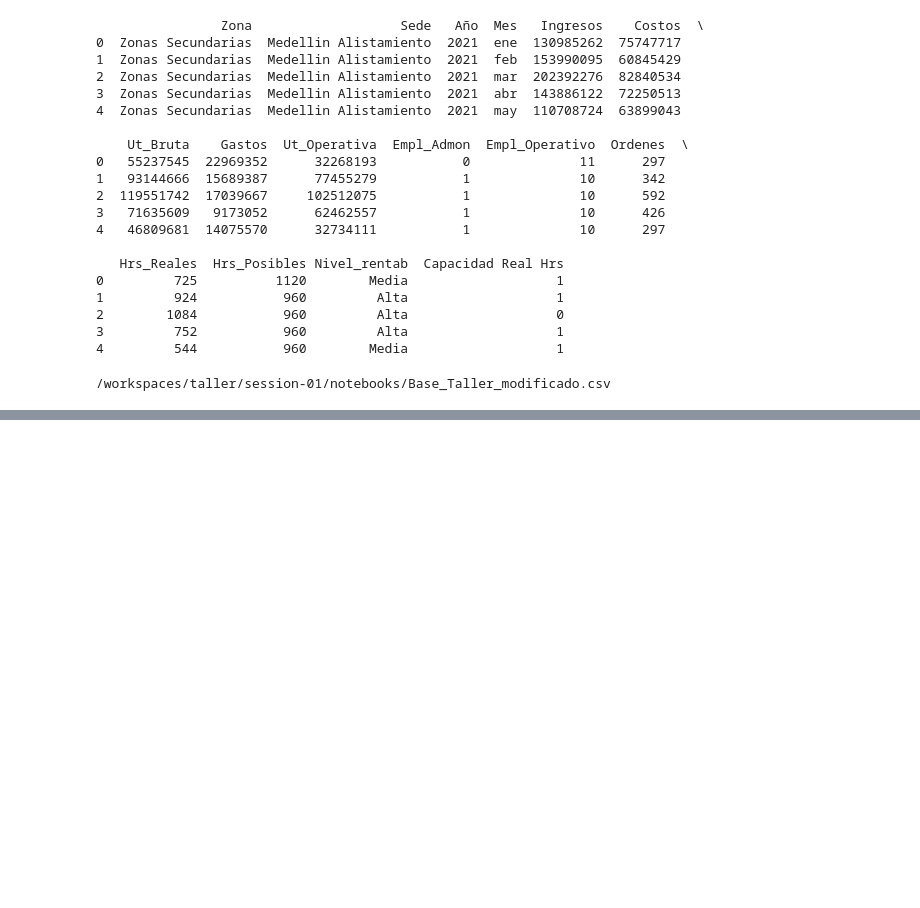
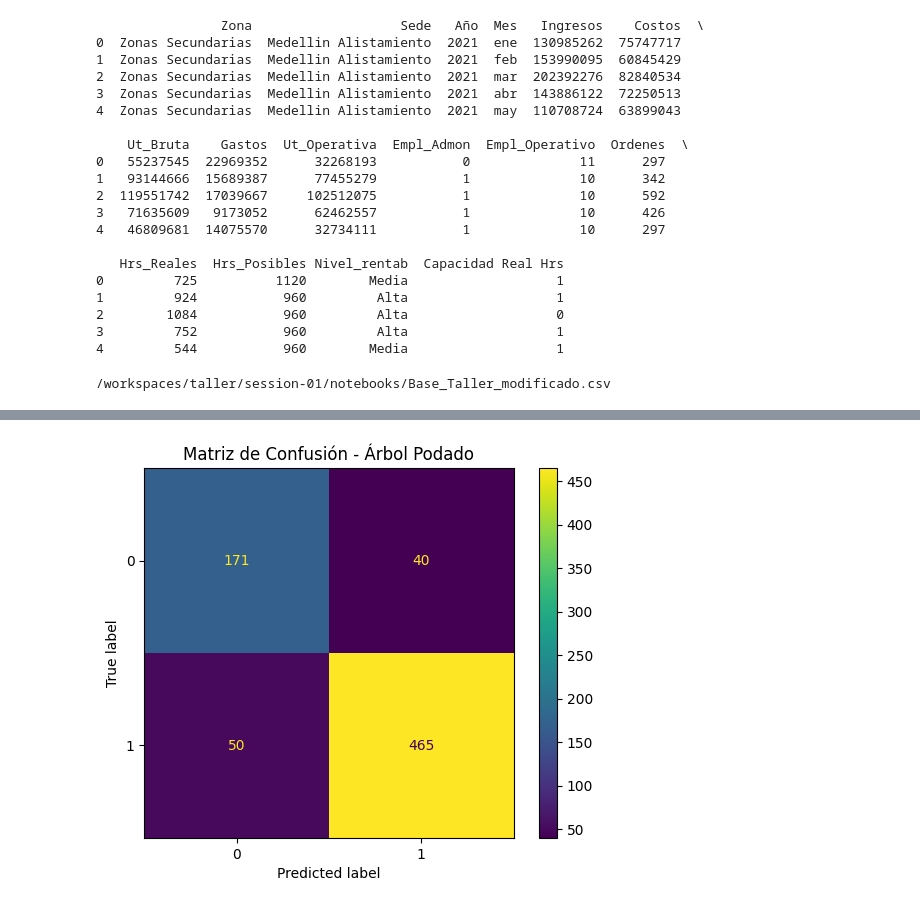
Before and after one commit to Anyeladr/taller, a Jupyter notebook: session-01/notebooks/Sesion 1.ipynb, the cells around one changed output, grey strips where cells are left out. Saved outputs shown, nothing was run; the diff lists cells and outputs as text; code cells hidden in the pictures; blank space fills up the shorter version.

Commit message:
Arbol podado

```diff
--- a/session-01/notebooks/Sesion 1.ipynb
+++ b/session-01/notebooks/Sesion 1.ipynb
@@ -391,0 +453,6 @@ IndexError: index 20 is out of bounds for axis 0 with size 18
+# %%
+ConfusionMatrixDisplay.from_estimator(tree_full, X_test, y_test)
+plt.title("Matriz de Confusión - Árbol Podado")
+plt.show()
+# %% [output]
+[figure, added]
```
Also changed, not shown: parts of 15 cells of this notebook, 1 other file.
